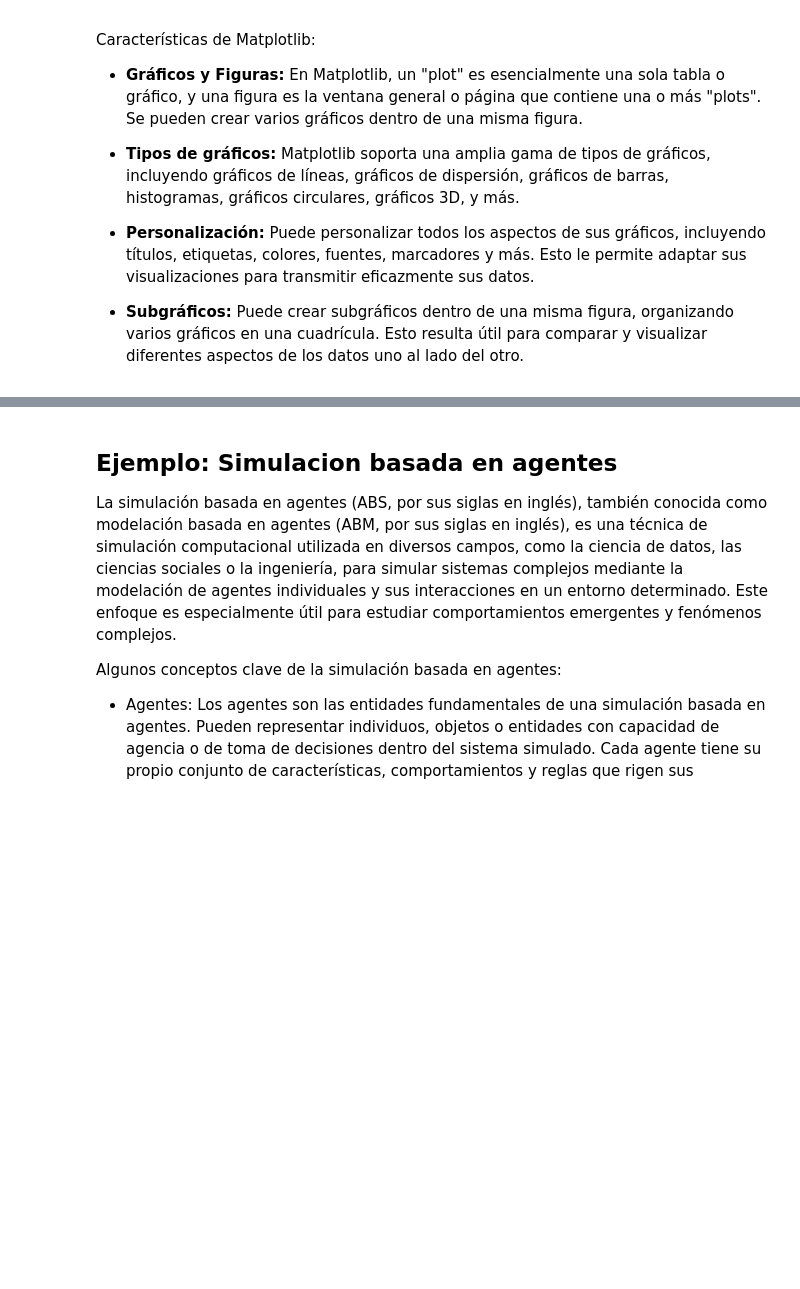
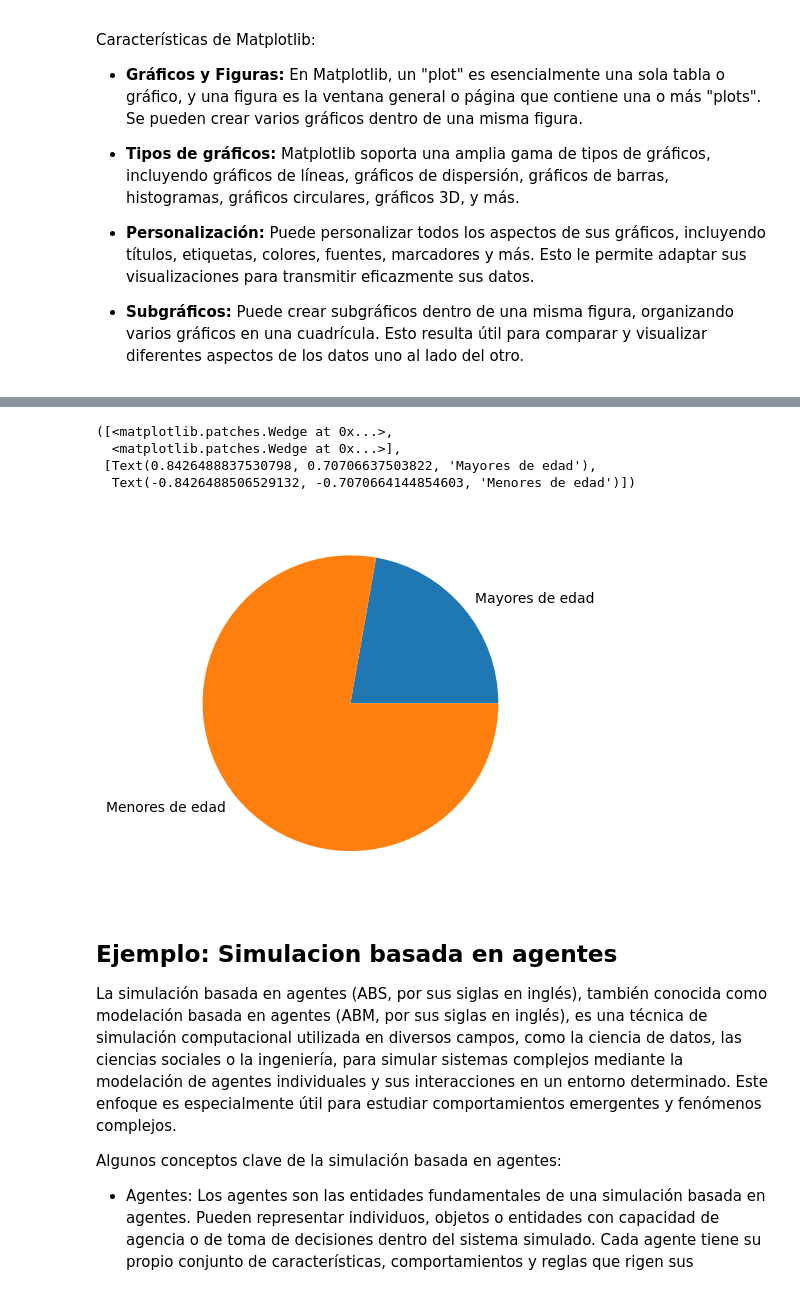
Before and after one commit to muzgash/curso_analisis_datos_bibliometricos, a Jupyter notebook: Programación_en_python.ipynb, the cells around one changed output, grey strips where cells are left out. Saved outputs shown, nothing was run; the diff lists cells and outputs as text; code cells hidden in the pictures; blank space fills up the shorter version.

```diff
--- a/Programación_en_python.ipynb
+++ b/Programación_en_python.ipynb
@@ -585,0 +623,5 @@ Adrián Araujo tiene 29 años
+# %%
+#Los condicionales son muy útiles al interior de los bucles
+for nombre,edad in edades.items():
+  if edad < 18:
+    print(nombre+" es menor de edad. Tiene "+str(edad)+" años.")
@@ -585,0 +634,11 @@ Adrián Araujo tiene 29 años
+# %%
+#Usemos el diccionario con las edades para encontrar el promedio de los mayores de edad y de los menores de edad
+mayores = []
+menores = []
+for nombre,edad in edades.items():
+  if edad<18:
+    mayores.append(edad)
+  else:
+    menores.append(edad)
+print( "El promedio de edad de los mayores de edad es: ",sum(mayores)/len(mayores) )
+print( "El promedio de edad de los menores de edad es: ",sum(menores)/len(menores) )
@@ -589,0 +650,6 @@ En los bucles, puedes utilizar sentencias de control como break y continue para
+# %%
+#Queremos que el bucle pare si detecta algún nombre malo. Vamos a asumir que los nombres cortos son sospechosos
+for nombre,edad in edades.items():
+  if len(nombre) < 10:
+    print(nombre+" es un dato sospechoso. \nEjecución terminada")
+    break
@@ -589,0 +659,14 @@ En los bucles, puedes utilizar sentencias de control como break y continue para
+# %%
+#Si queremos que el proceso continue a pesar de que el dato es sospechoso...
+#Encontremos de nuevo el promedio evitando nombres sospechosos
+mayores = []
+menores = []
+for nombre,edad in edades.items():
+  if len(nombre)<10:
+    continue
+  if edad<18:
+    mayores.append(edad)
+  else:
+    menores.append(edad)
+print( "El promedio de edad de los mayores de edad es: ",sum(mayores)/len(mayores) )
+print( "El promedio de edad de los menores de edad es: ",sum(menores)/len(menores) )
@@ -650,3 +824,13 @@ import matplotlib
+# %%
+cantidad_mayores = len(mayores)
+cantidad_menores = len(menores)
+matplotlib.pyplot.pie([cantidad_mayores,cantidad_menores],labels=["Mayores de edad","Menores de edad"])
+# %% [output]
+([<matplotlib.patches.Wedge at 0x...>,
+  <matplotlib.patches.Wedge at 0x...>],
+ [Text(0.8426488837530798, 0.70706637503822, 'Mayores de edad'),
+  Text(-0.8426488506529132, -0.7070664144854603, 'Menores de edad')])
+[figure, added]
 # %% [markdown]
 ## Ejemplo: Simulacion basada en agentes
 La simulación basada en agentes (ABS, por sus siglas en inglés), también conocida como modelación basada en agentes (ABM, por sus siglas en inglés), es una técnica de simulación computacional utilizada en diversos campos, como la ciencia de datos, las ciencias sociales o la ingeniería, para simular sistemas complejos mediante la modelación de agentes individuales y sus interacciones en un entorno determinado. Este enfoque es especialmente útil para estudiar comportamientos emergentes y fenómenos complejos.
```
Also changed, not shown: parts of 21 cells of this notebook.
